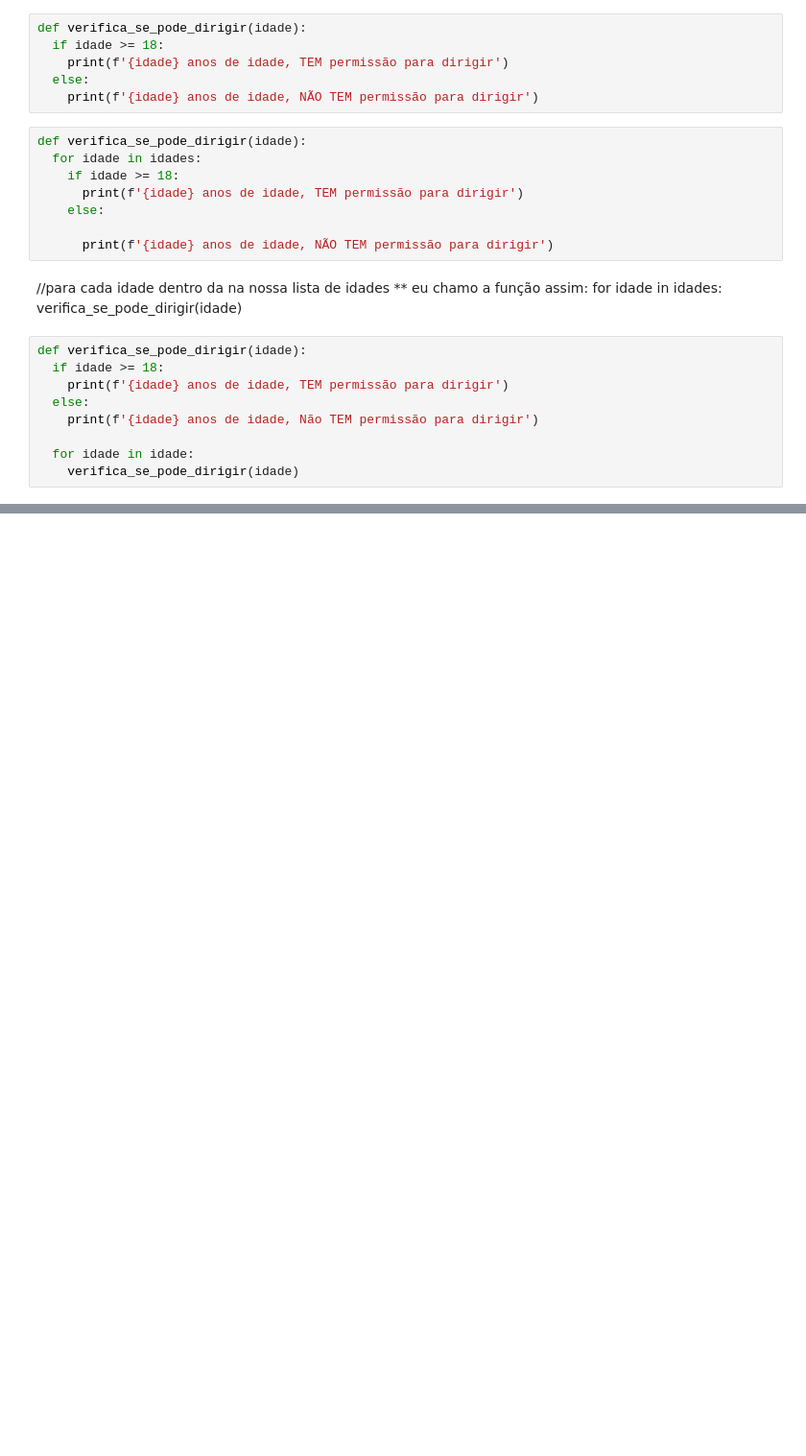
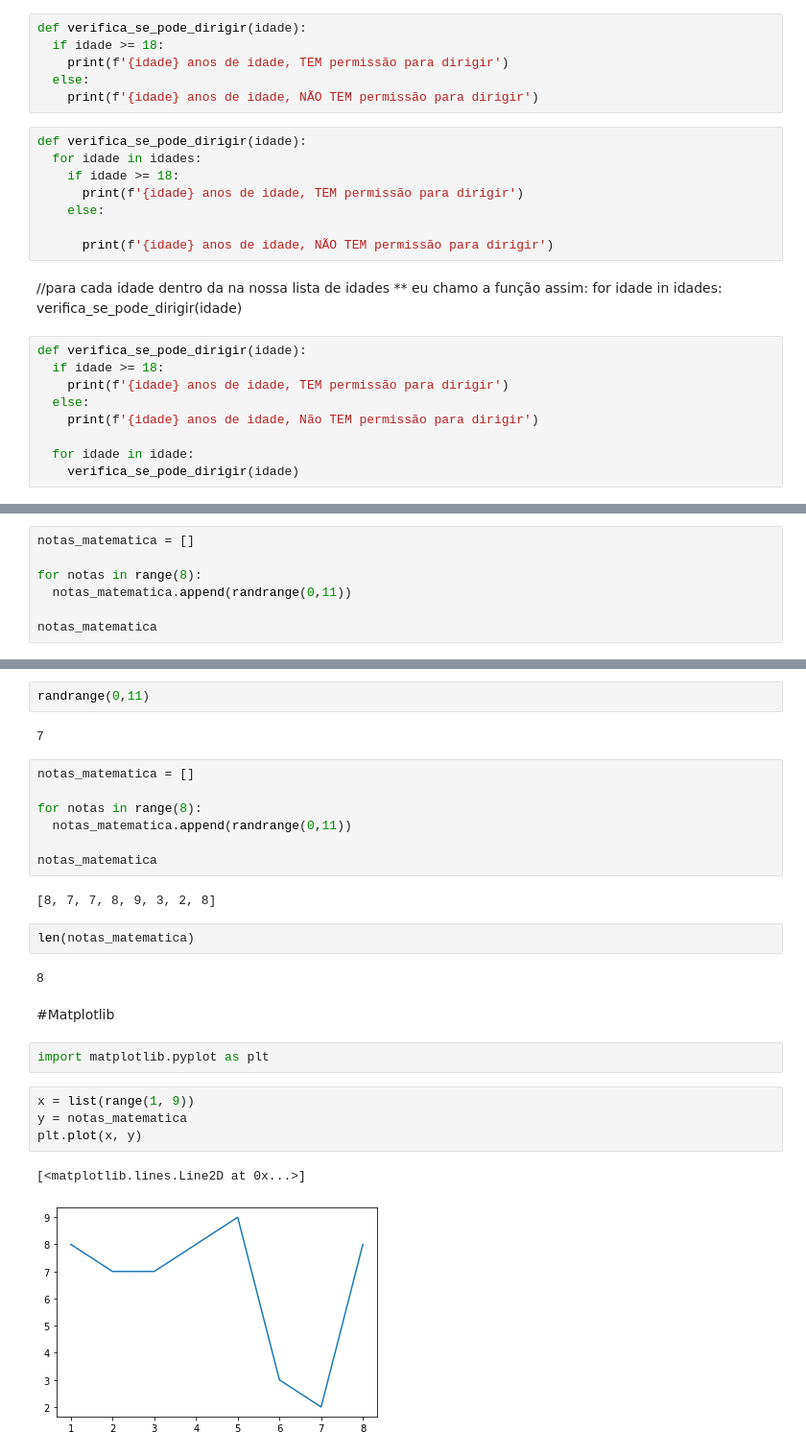
Before and after one commit to HalyneSalgueiro/logica_de_programacao, a Jupyter notebook: logica_de_programacao.ipynb, the cells around one changed output, grey strips where cells are left out. Shown: that part at 96% size. Saved outputs shown, nothing was run; the diff lists cells and outputs as text; blank space fills up the shorter version.

```diff
--- a/logica_de_programacao.ipynb
+++ b/logica_de_programacao.ipynb
@@ -233,0 +341,7 @@ def verifica_se_pode_dirigir(idade):
+# %%
+notas_matematica = []
+
+for notas in range(8):
+  notas_matematica.append(randrange(0,11))
+
+notas_matematica
@@ -233,0 +360,28 @@ def verifica_se_pode_dirigir(idade):
+# %%
+randrange(0,11)
+# %% [output]
+7
+# %%
+notas_matematica = []
+
+for notas in range(8):
+  notas_matematica.append(randrange(0,11))
+
+notas_matematica
+# %% [output]
+[8, 7, 7, 8, 9, 3, 2, 8]
+# %%
+len(notas_matematica)
+# %% [output]
+8
+# %% [markdown]
+#Matplotlib
+# %%
+import matplotlib.pyplot as plt
+# %%
+x = list(range(1, 9))
+y = notas_matematica
+plt.plot(x, y)
+# %% [output]
+[<matplotlib.lines.Line2D at 0x...>]
+[figure, added]
```
Also changed, not shown: parts of 29 cells of this notebook.
